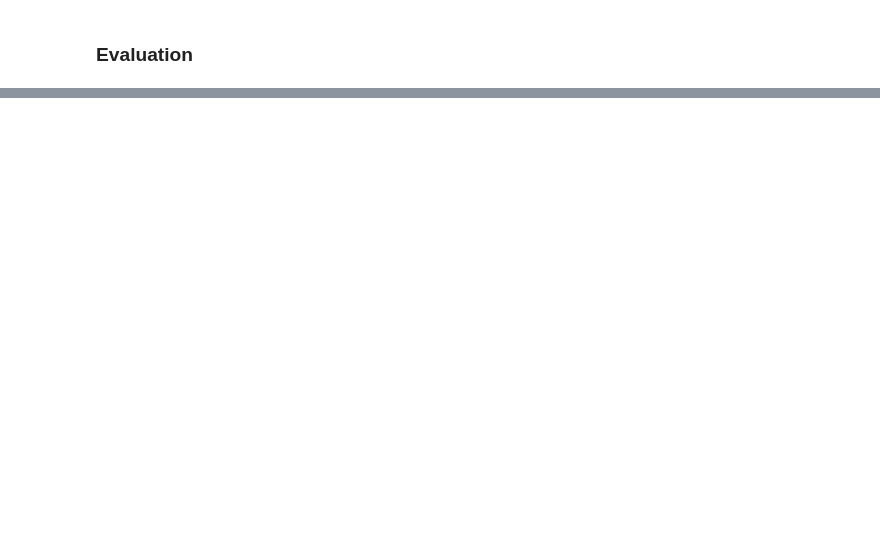
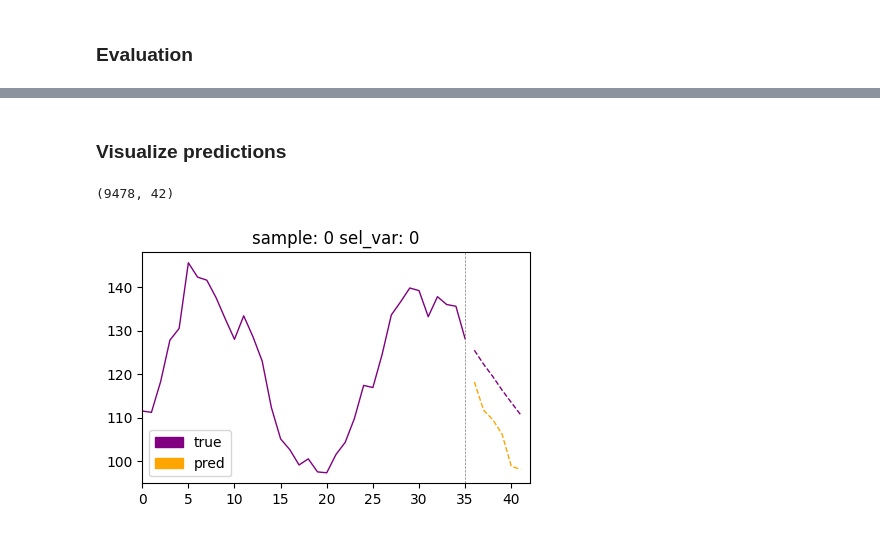
Before and after one commit to ARCLab-MIT/SW-Transformers-Forecaster-Framework, a Jupyter notebook: dev_nbs/00_draftsheet_copy.ipynb, the cells around one changed output, grey strips where cells are left out. Drawn from its saved outputs; the diff is of its cells as text; code cells hidden in the pictures; blank space fills up the shorter version.

Commit message:
Evaluation and visualization

```diff
--- a/dev_nbs/00_draftsheet_copy.ipynb
+++ b/dev_nbs/00_draftsheet_copy.ipynb
@@ -316,16 +304,16 @@ learn.fit_one_cycle(n_epoch=10, lr_max=lr_max)
 # %% [markdown]
 ### Evaluation
 # %%
-# from tsai.inference import load_learner
-# from sklearn.metrics import mean_squared_error, mean_absolute_error
+from tsai.inference import load_learner
+from sklearn.metrics import mean_squared_error, mean_absolute_error
 
-# learn = load_learner('models/patchTST.pt')
-# y_test_preds, *_ = learn.get_X_preds(X[splits[2]])
-# y_test_preds = to_np(y_test_preds)
-# print(f"y_test_preds.shape: {y_test_preds.shape}")
+learn = load_learner('models/patchTST.pt')
+y_test_preds, *_ = learn.get_X_preds(X[splits[2]])
+y_test_preds = to_np(y_test_preds)
+print(f"y_test_preds.shape: {y_test_preds.shape}")
 
-# y_test = y[splits[2]]
-# results_df = pd.DataFrame(columns=["mse", "mae"])
-# results_df.loc["test", "mse"] = mean_squared_error(y_test.flatten(), y_test_preds.flatten())
-# results_df.loc["test", "mae"] = mean_absolute_error(y_test.flatten(), y_test_preds.flatten())
-# results_df
+y_test = y[splits[2]]
+results_df = pd.DataFrame(columns=["mse", "mae"])
+results_df.loc["test", "mse"] = mean_squared_error(y_test.flatten(), y_test_preds.flatten())
+results_df.loc["test", "mae"] = mean_absolute_error(y_test.flatten(), y_test_preds.flatten())
+results_df
@@ -331,0 +325,17 @@ learn.fit_one_cycle(n_epoch=10, lr_max=lr_max)
+# %% [markdown]
+### Visualize predictions
+# %%
+foo = prepare_forecasting_data(df.reset_index(), fcst_history=lookback, fcst_horizon=horizon, x_vars='Date', y_vars='Date')
+foo[0].shape, foo[1].shape
+# Merge foo[0] and foo[1] in the last dimension, and remove the second dimension
+# (which is 1), so that we only have samples X sequence_length
+bar = np.concatenate((foo[0], foo[1]), axis=2).squeeze(axis=1)
+bar.shape
+# %% [output]
+(9478, 42)
+# %%
+X_test = X[splits[2]]
+y_test = y[splits[2]]
+foo = plot_forecast(X_test, y_test, y_test_preds, idx=0, sel_vars=0, figsize=(5,3), n_samples=1)
+# %% [output]
+[figure, added]
```
Also changed, not shown: parts of 7 cells of this notebook.
